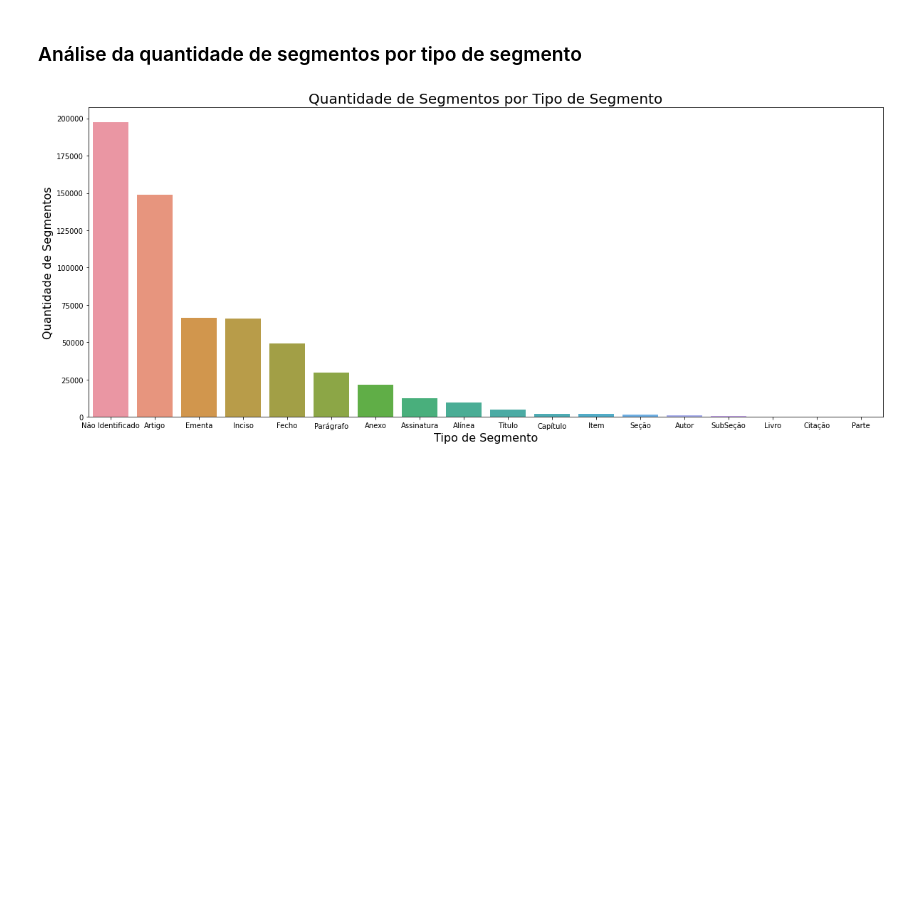
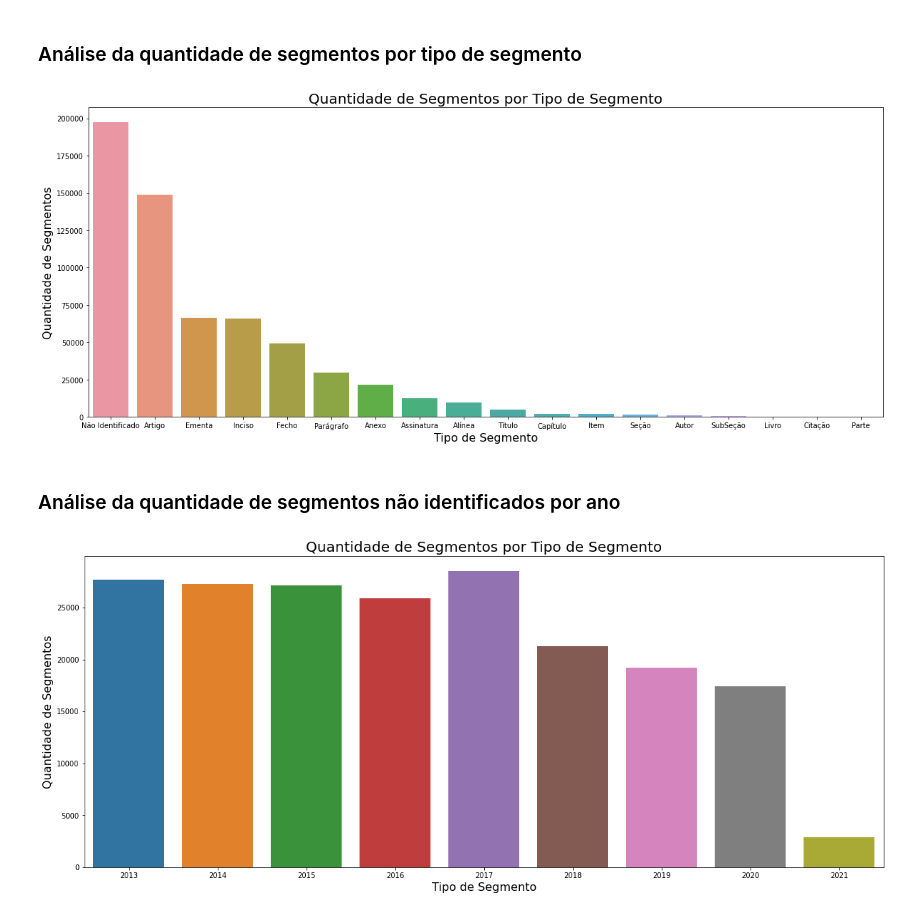
Before and after one commit to correialc/saan, a Jupyter notebook: analise-exploratoria.ipynb, the cells around one changed output. Saved outputs shown, nothing was run; the diff lists cells and outputs as text; code cells hidden in the pictures; blank space fills up the shorter version.

Commit message:
Foco na analise de segmentos por tipo de segmento

```diff
--- a/analise-exploratoria.ipynb
+++ b/analise-exploratoria.ipynb
@@ -96,3 +46,19 @@ ax.set_xlabel('Tipo de Segmento', fontsize=16)
 plt.show()
 # %% [output]
 [figure]
+# %% [markdown]
+### Análise da quantidade de segmentos não identificados por ano
+# %%
+qtd_segmentos_ano = df_segmentos[df_segmentos['tipo_segmento']=='Não Identificado'].groupby(df_segmentos['data_publicacao'].dt.year)['pk_segmento'].count()
+df_qtd_segmentos_ano = pd.DataFrame(qtd_segmentos_ano)
+df_qtd_segmentos_ano.reset_index(inplace=True)
+df_qtd_segmentos_ano.columns = ['ano_publicacao', 'qtd_segmentos']
+# %%
+fig = plt.figure(figsize=(20,8))
+ax = sns.barplot(x='ano_publicacao', y='qtd_segmentos', data=df_qtd_segmentos_ano)
+ax.set_title('Quantidade de Segmentos por Tipo de Segmento', fontsize=20)
+ax.set_ylabel('Quantidade de Segmentos', fontsize=16)
+ax.set_xlabel('Tipo de Segmento', fontsize=16)
+plt.show()
+# %% [output]
+[figure, added]
```
Also changed, not shown: parts of 11 cells of this notebook.
